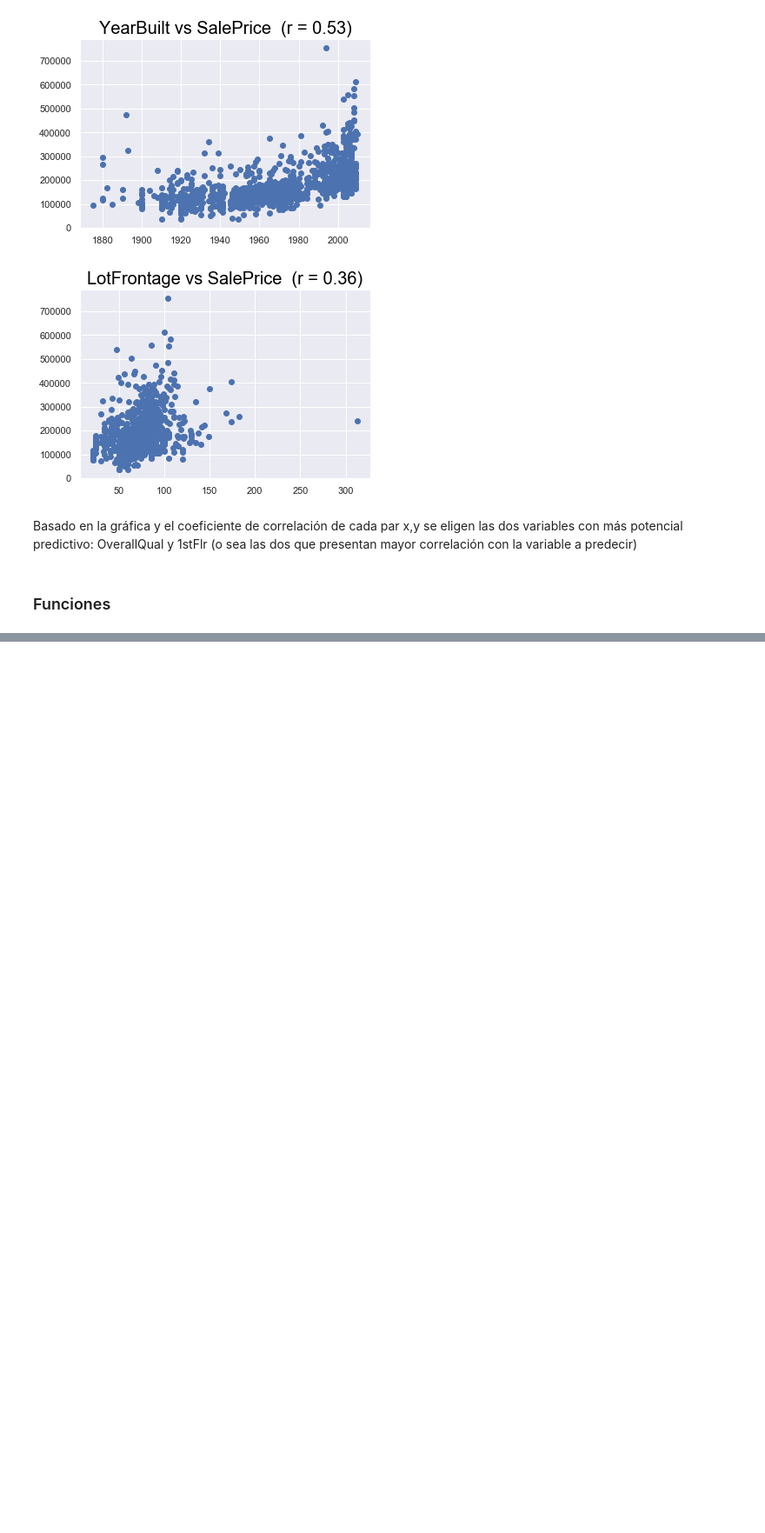
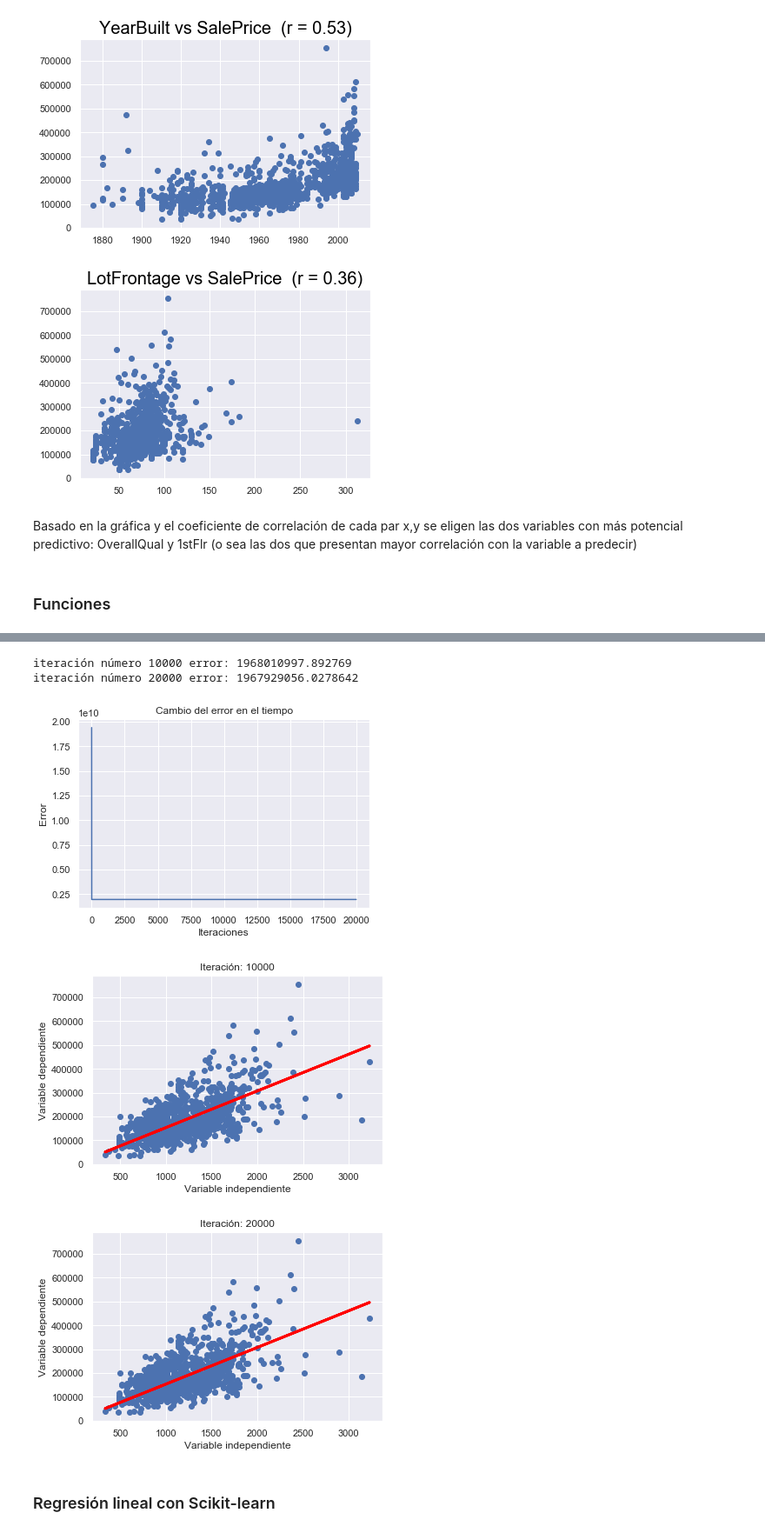
Before and after one commit to r0c10/Python_project, a Jupyter notebook: PF.ipynb, the cells around one changed output, grey strips where cells are left out. Shown at 87% size. Drawn from its saved outputs; the diff is of its cells as text; code cells hidden in the pictures; blank space fills up the shorter version.

```diff
--- a/PF.ipynb
+++ b/PF.ipynb
@@ -446,0 +480,15 @@ Object `self.x` not found.
+# %%
+y = df_train['SalePrice']
+x = df_train['1stFlrSF']
+
+datos_2 = entrenamiento(x, y, 20000, 0.000001, 10000)
+error_vs_tiempo(datos_2)
+modelo_vs_tiempo(x,y,datos_2,n=10000)
+# %% [output]
+iteración número 10000 error: 1968010997.892769
+iteración número 20000 error: 1967929056.0278642
+[figure, added]
+[figure, added]
+[figure, added]
+# %% [markdown]
+### Regresión lineal con Scikit-learn
```
Also changed, not shown: parts of 18 cells of this notebook.
